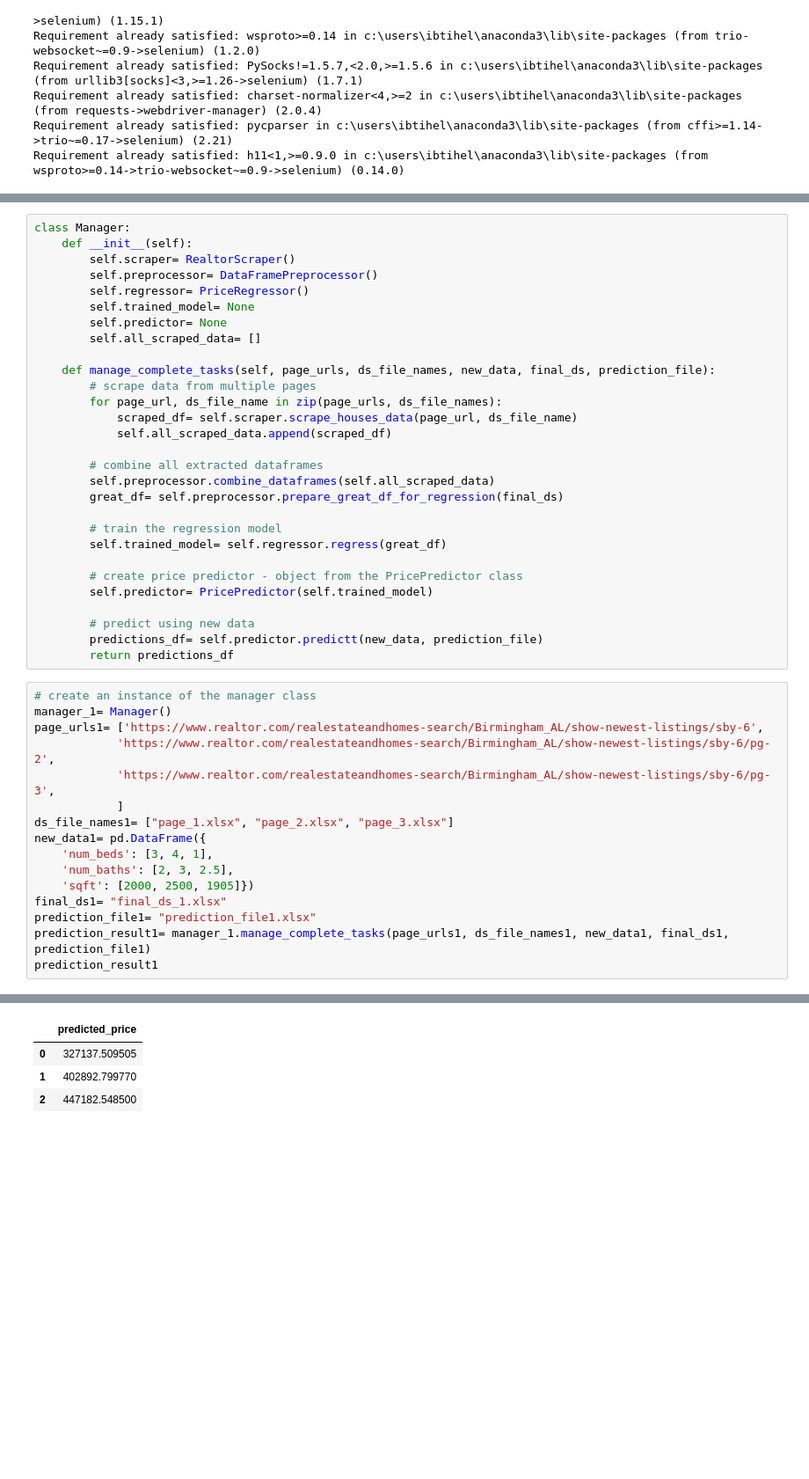
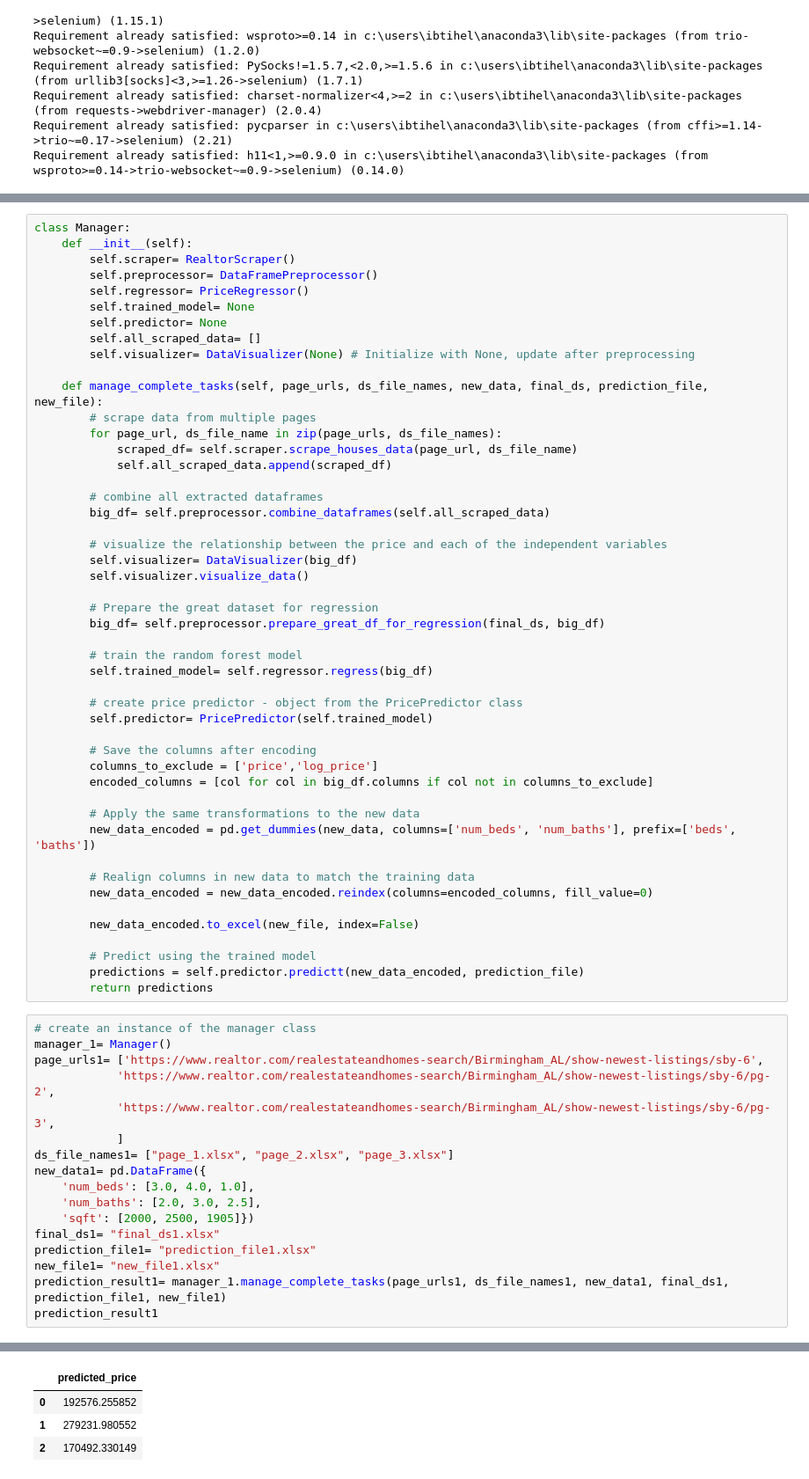
Before and after one commit to ibtihelgharsalah/Realtor_Scraper_-_Home_Price_Regressor, a Jupyter notebook: Realtor.ipynb, the cells around one changed output, grey strips where cells are left out. Shown: that part at 88% size. Drawn from its saved outputs; the diff is of its cells as text; blank space fills up the shorter version.

```diff
--- a/Realtor.ipynb
+++ b/Realtor.ipynb
@@ -159,26 +204,45 @@ class Manager:
         self.trained_model= None
         self.predictor= None
         self.all_scraped_data= []
+        self.visualizer= DataVisualizer(None) # Initialize with None, update after preprocessing
 
-    def manage_complete_tasks(self, page_urls, ds_file_names, new_data, final_ds, prediction_file):
+    def manage_complete_tasks(self, page_urls, ds_file_names, new_data, final_ds, prediction_file, new_file):
         # scrape data from multiple pages
         for page_url, ds_file_name in zip(page_urls, ds_file_names):
             scraped_df= self.scraper.scrape_houses_data(page_url, ds_file_name)
             self.all_scraped_data.append(scraped_df)
 
         # combine all extracted dataframes
-        self.preprocessor.combine_dataframes(self.all_scraped_data)
-        great_df= self.preprocessor.prepare_great_df_for_regression(final_ds)
+        big_df= self.preprocessor.combine_dataframes(self.all_scraped_data)
 
-        # train the regression model
-        self.trained_model= self.regressor.regress(great_df)
+        # visualize the relationship between the price and each of the independent variables
+        self.visualizer= DataVisualizer(big_df)
+        self.visualizer.visualize_data()
+
+        # Prepare the great dataset for regression
+        big_df= self.preprocessor.prepare_great_df_for_regression(final_ds, big_df)
+
+        # train the random forest model
+        self.trained_model= self.regressor.regress(big_df)
 
         # create price predictor - object from the PricePredictor class
         self.predictor= PricePredictor(self.trained_model)
 
-        # predict using new data
-        predictions_df= self.predictor.predictt(new_data, prediction_file)
-        return predictions_df
+        # Save the columns after encoding
+        columns_to_exclude = ['price','log_price']
+        encoded_columns = [col for col in big_df.columns if col not in columns_to_exclude]
+
+        # Apply the same transformations to the new data
+        new_data_encoded = pd.get_dummies(new_data, columns=['num_beds', 'num_baths'], prefix=['beds', 'baths'])
+
+        # Realign columns in new data to match the training data
+        new_data_encoded = new_data_encoded.reindex(columns=encoded_columns, fill_value=0)
+
+        new_data_encoded.to_excel(new_file, index=False)
+
+        # Predict using the trained model
+        predictions = self.predictor.predictt(new_data_encoded, prediction_file)
+        return predictions
 # %%
 # create an instance of the manager class
 manager_1= Manager()
@@ -188,11 +252,12 @@ page_urls1= ['https://www.realtor.com/realestateandhomes-search/Birmingham_AL/sh
             ]
 ds_file_names1= ["page_1.xlsx", "page_2.xlsx", "page_3.xlsx"]
 new_data1= pd.DataFrame({
-    'num_beds': [3, 4, 1],
-    'num_baths': [2, 3, 2.5],
+    'num_beds': [3.0, 4.0, 1.0],
+    'num_baths': [2.0, 3.0, 2.5],
     'sqft': [2000, 2500, 1905]})
-final_ds1= "final_ds_1.xlsx"
+final_ds1= "final_ds1.xlsx"
 prediction_file1= "prediction_file1.xlsx"
-prediction_result1= manager_1.manage_complete_tasks(page_urls1, ds_file_names1, new_data1, final_ds1, prediction_file1)
+new_file1= "new_file1.xlsx"
+prediction_result1= manager_1.manage_complete_tasks(page_urls1, ds_file_names1, new_data1, final_ds1, prediction_file1, new_file1)
 prediction_result1
 # %% [output]
@@ -202,4 +269,4 @@ Intercept: -2872.560648723156
 |  | predicted_price |
-| 0 | 327137.509505 |
-| 1 | 402892.799770 |
-| 2 | 447182.548500 |
+| 0 | 192576.255852 |
+| 1 | 279231.980552 |
+| 2 | 170492.330149 |
```
Also changed, not shown: parts of 7 cells of this notebook, 2 other files.
